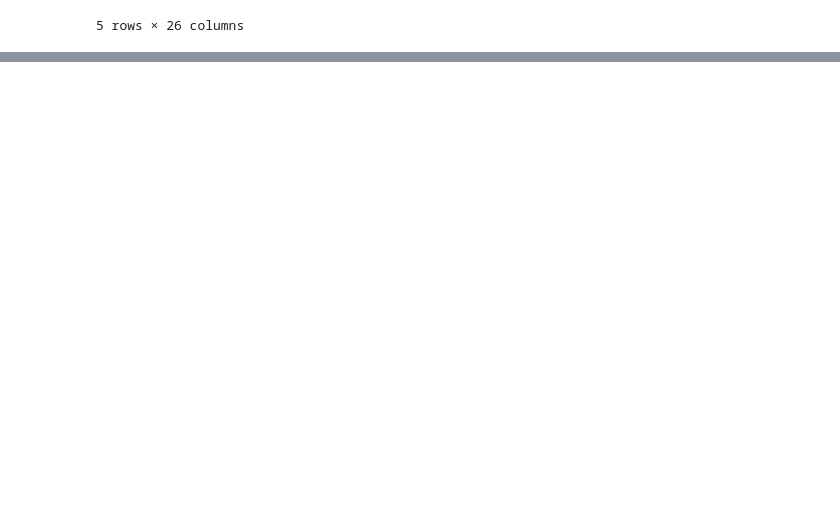
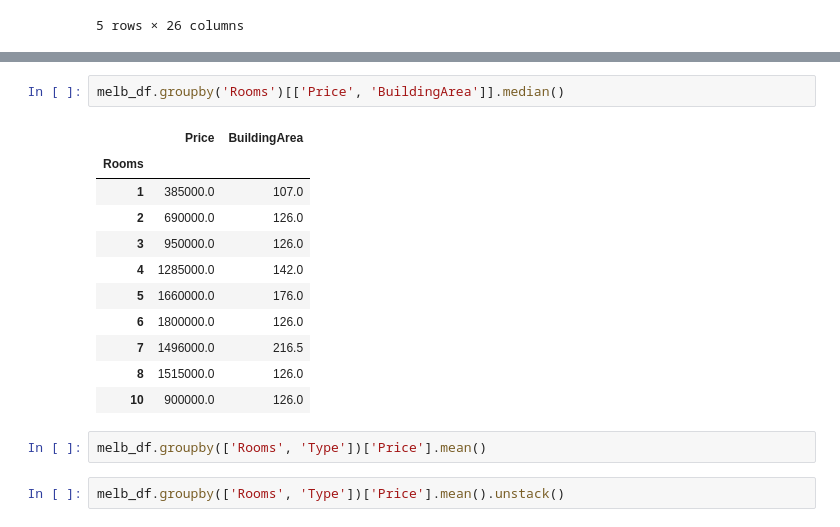
Before and after one commit to Whitepand/Pandas_stady, a Jupyter notebook: Pandas_v5_0.ipynb, the cells around one changed output, grey strips where cells are left out. Saved outputs shown, nothing was run; the diff lists cells and outputs as text; blank space fills up the shorter version.

```diff
--- a/Pandas_v5_0.ipynb
+++ b/Pandas_v5_0.ipynb
@@ -55,0 +200,18 @@ filtered.head()
+# %%
+melb_df.groupby('Rooms')[['Price', 'BuildingArea']].median()
+# %% [output]
+|  | Price | BuildingArea |
+| Rooms |  |  |
+| 1 | 385000.0 | 107.0 |
+| 2 | 690000.0 | 126.0 |
+| 3 | 950000.0 | 126.0 |
+| 4 | 1285000.0 | 142.0 |
+| 5 | 1660000.0 | 176.0 |
+| 6 | 1800000.0 | 126.0 |
+| 7 | 1496000.0 | 216.5 |
+| 8 | 1515000.0 | 126.0 |
+| 10 | 900000.0 | 126.0 |
+# %%
+melb_df.groupby(['Rooms', 'Type'])['Price'].mean()
+# %%
+melb_df.groupby(['Rooms', 'Type'])['Price'].mean().unstack()
```
Also changed, not shown: parts of 30 cells of this notebook, 1 other file.
